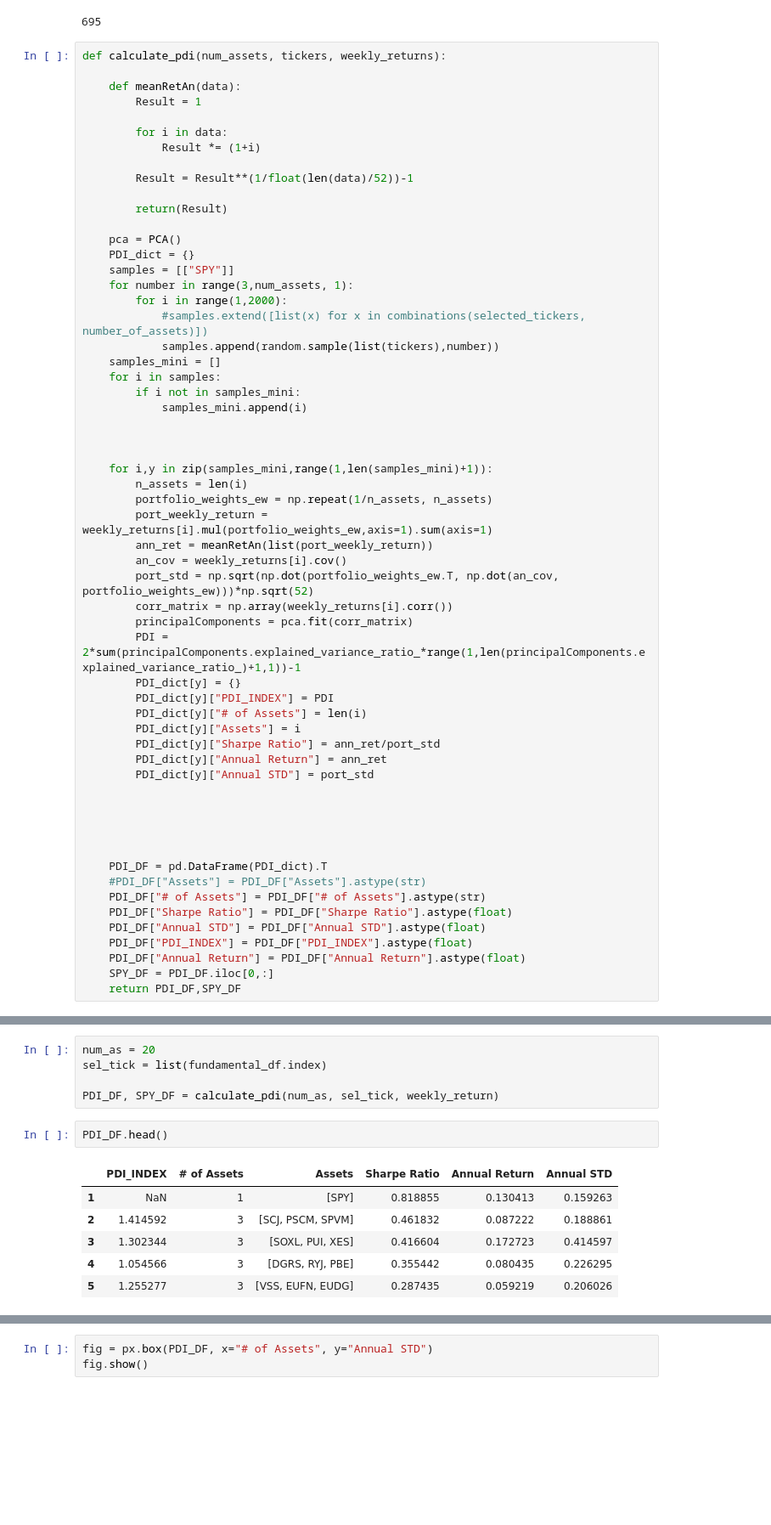
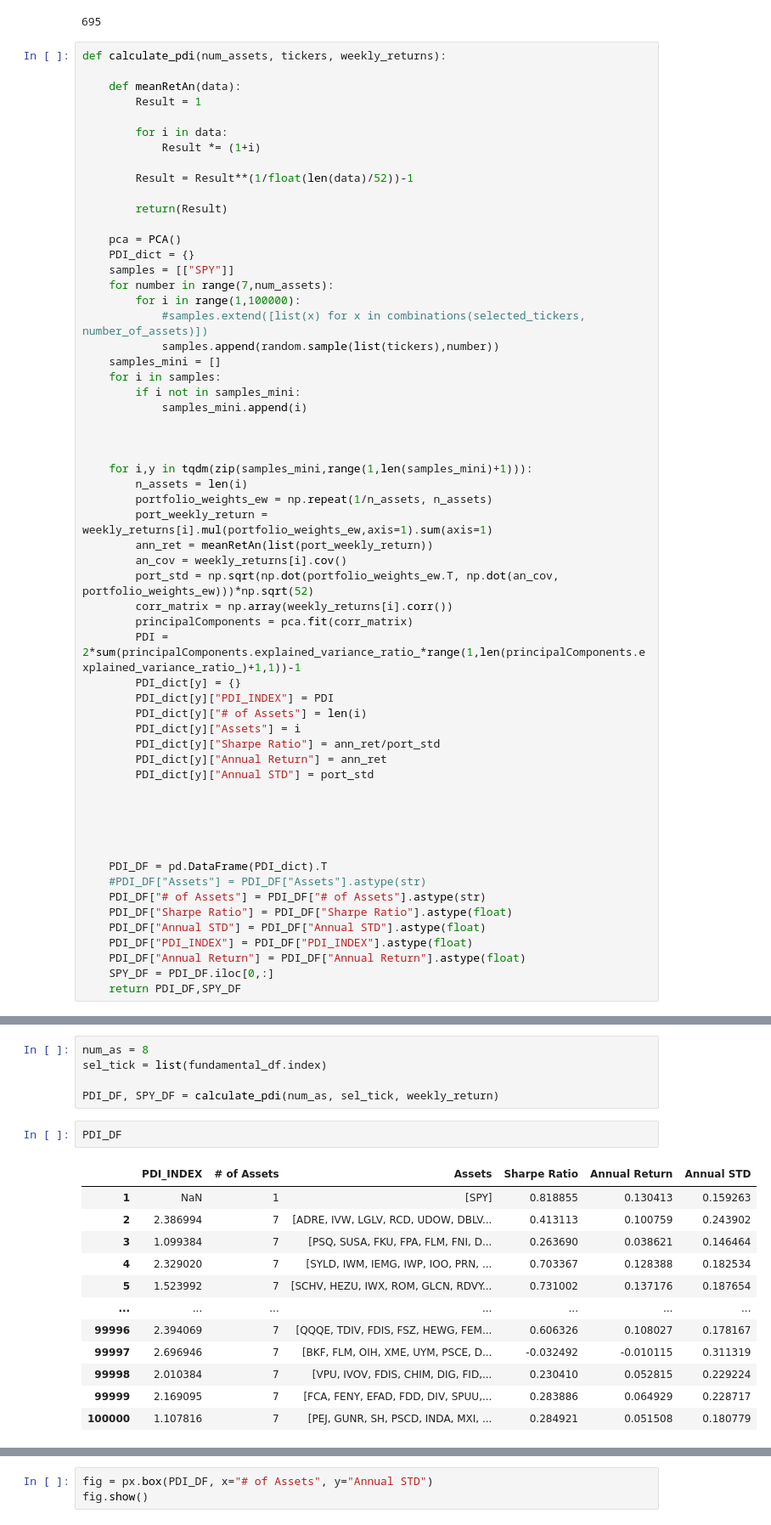
Before and after one commit to alexandgg/Streamlit-app, a Jupyter notebook: etf.ipynb, the cells around one changed output, grey strips where cells are left out. Shown at 85% size. Saved outputs shown, nothing was run; the diff lists cells and outputs as text; blank space fills up the shorter version.

```diff
--- a/etf.ipynb
+++ b/etf.ipynb
@@ -53,8 +53,8 @@ def calculate_pdi(num_assets, tickers, weekly_returns):
     pca = PCA()
     PDI_dict = {}
     samples = [["SPY"]]
-    for number in range(3,num_assets, 1):
-        for i in range(1,2000):
+    for number in range(7,num_assets):
+        for i in range(1,100000):
             #samples.extend([list(x) for x in combinations(selected_tickers, number_of_assets)])
             samples.append(random.sample(list(tickers),number))
     samples_mini = []
@@ -64,7 +64,7 @@ def calculate_pdi(num_assets, tickers, weekly_returns):
 
 
 
-    for i,y in zip(samples_mini,range(1,len(samples_mini)+1)):
+    for i,y in tqdm(zip(samples_mini,range(1,len(samples_mini)+1))):
         n_assets = len(i)
         portfolio_weights_ew = np.repeat(1/n_assets, n_assets)
         port_weekly_return = weekly_returns[i].mul(portfolio_weights_ew,axis=1).sum(axis=1)
@@ -98,14 +103,20 @@ def calculate_pdi(num_assets, tickers, weekly_returns):
 # %%
-num_as = 20
+num_as = 8
 sel_tick = list(fundamental_df.index)
 
 PDI_DF, SPY_DF = calculate_pdi(num_as, sel_tick, weekly_return)
 # %%
-PDI_DF.head()
+PDI_DF
 # %% [output]
 |  | PDI_INDEX | # of Assets | Assets | Sharpe Ratio | Annual Return | Annual STD |
 | 1 | NaN | 1 | [SPY] | 0.818855 | 0.130413 | 0.159263 |
-| 2 | 1.414592 | 3 | [SCJ, PSCM, SPVM] | 0.461832 | 0.087222 | 0.188861 |
-| 3 | 1.302344 | 3 | [SOXL, PUI, XES] | 0.416604 | 0.172723 | 0.414597 |
-| 4 | 1.054566 | 3 | [DGRS, RYJ, PBE] | 0.355442 | 0.080435 | 0.226295 |
-| 5 | 1.255277 | 3 | [VSS, EUFN, EUDG] | 0.287435 | 0.059219 | 0.206026 |
+| 2 | 2.386994 | 7 | [ADRE, IVW, LGLV, RCD, UDOW, DBLV... | 0.413113 | 0.100759 | 0.243902 |
+| 3 | 1.099384 | 7 | [PSQ, SUSA, FKU, FPA, FLM, FNI, D... | 0.263690 | 0.038621 | 0.146464 |
+| 4 | 2.329020 | 7 | [SYLD, IWM, IEMG, IWP, IOO, PRN, ... | 0.703367 | 0.128388 | 0.182534 |
+| 5 | 1.523992 | 7 | [SCHV, HEZU, IWX, ROM, GLCN, RDVY... | 0.731002 | 0.137176 | 0.187654 |
+| ... | ... | ... | ... | ... | ... | ... |
+| 99996 | 2.394069 | 7 | [QQQE, TDIV, FDIS, FSZ, HEWG, FEM... | 0.606326 | 0.108027 | 0.178167 |
+| 99997 | 2.696946 | 7 | [BKF, FLM, OIH, XME, UYM, PSCE, D... | -0.032492 | -0.010115 | 0.311319 |
+| 99998 | 2.010384 | 7 | [VPU, IVOV, FDIS, CHIM, DIG, FID,... | 0.230410 | 0.052815 | 0.229224 |
+| 99999 | 2.169095 | 7 | [FCA, FENY, EFAD, FDD, DIV, SPUU,... | 0.283886 | 0.064929 | 0.228717 |
+| 100000 | 1.107816 | 7 | [PEJ, GUNR, SH, PSCD, INDA, MXI, ... | 0.284921 | 0.051508 | 0.180779 |
```
Also changed, not shown: parts of 28 cells of this notebook, 4 other files.
